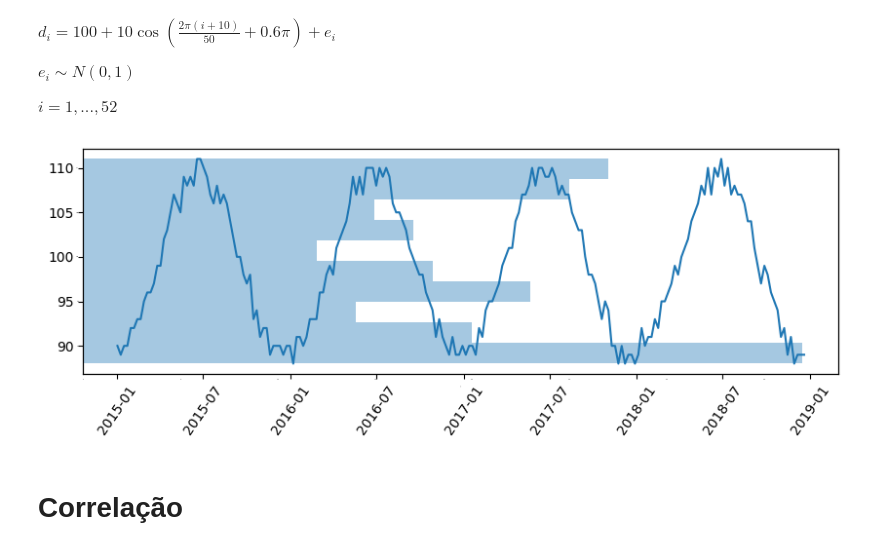
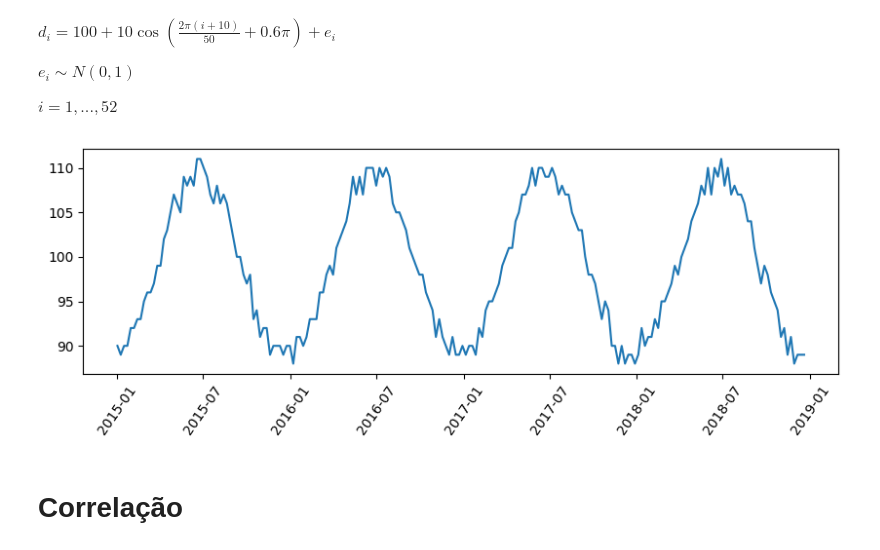
Before and after one commit to MarcioB1999/Prev_For_ULS, a Jupyter notebook: Gerador_demandas/visao_geral.ipynb, the cells around one changed output. Cells and saved outputs as stored; diff of their text form; code cells hidden in the pictures.

```diff
--- a/Gerador_demandas/visao_geral.ipynb
+++ b/Gerador_demandas/visao_geral.ipynb
@@ -15,26 +15,27 @@ $e_{i} \sim N\left(0,1\right)$
 $i=1,...,52$
 # %%
 fig=plt.figure(figsize=(10,3))
-plt.subplots_adjust(wspace=-1, hspace=0)
 
 
+ax=fig.add_subplot(1,1,1)
 
-ax=fig.add_subplot(1,2,1)
 
 plt.plot(data)
 for tick in ax.get_xticklabels():
     tick.set_rotation(55)
 
+'''
 ax=fig.add_subplot(1,2,2)
 ax.patch.set_alpha(0)
 plt.hist(data,orientation='horizontal',alpha = 0.4)
 plt.tick_params(axis='y', labelsize=0, length=0)
 plt.tick_params(axis='x', labelsize=0, length=0)
 plt.xlabel([], fontsize=0)
 plt.ylabel([], fontsize=0)
+'''
 plt.savefig('C:/Users/marcio/Documents/Prev_For_ULS/Resultados/img/Demandas.png', format='png', bbox_inches='tight',pad_inches = 0.1)
 # %% [output]
-[figure, old version]
+[figure, new version]
 # %% [markdown]
 # Correlação
 # %%
```
Also changed, not shown: parts of 2 cells of this notebook, 8 other files.
